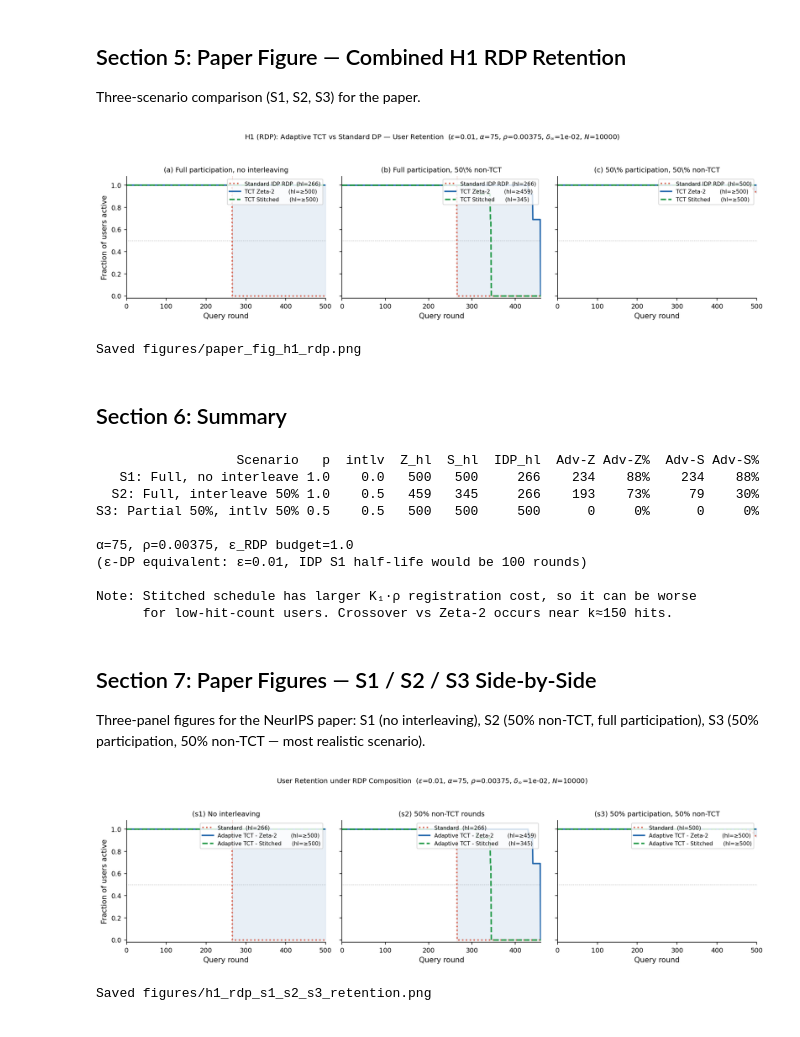
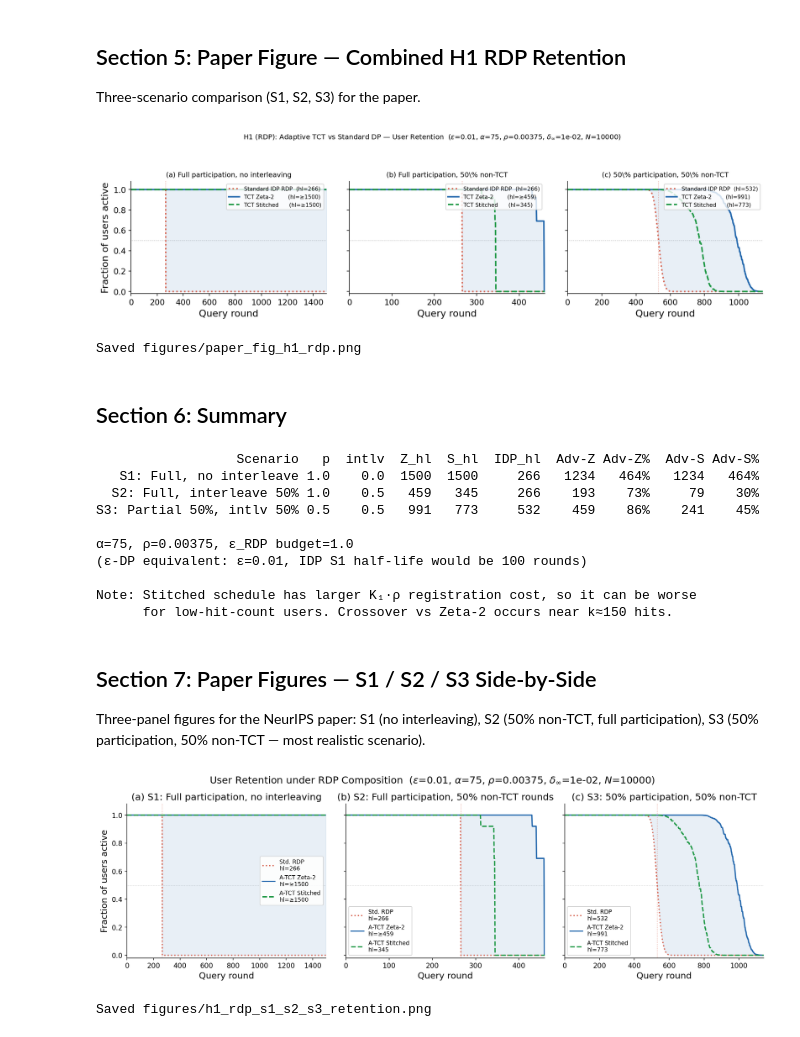
Before and after one commit to arcaulfield/adaptive-act, a Jupyter notebook: notebooks/11_h1_rdp.ipynb, the cells around one changed output. Saved outputs shown, nothing was run; the diff lists cells and outputs as text; code cells hidden in the pictures.

Commit message:
H1 graphs look nice

```diff
--- a/notebooks/11_h1_rdp.ipynb
+++ b/notebooks/11_h1_rdp.ipynb
@@ -33,12 +33,12 @@ from simulation.query import compute_round_conversions, laplace_threshold_query
 
 plt.rcParams.update({
     'figure.dpi': 150,
-    'font.size': 10,
-    'axes.labelsize': 10,
-    'axes.titlesize': 11,
-    'legend.fontsize': 8.5,
-    'xtick.labelsize': 9,
-    'ytick.labelsize': 9,
+    'font.size': 13,
+    'axes.labelsize': 13,
+    'axes.titlesize': 14,
+    'legend.fontsize': 11,
+    'xtick.labelsize': 11,
+    'ytick.labelsize': 11,
     'lines.linewidth': 2.0,
     'axes.spines.top': False,
     'axes.spines.right': False,
@@ -52,7 +52,7 @@ IDP_COLOR   = '#d6604d'    # Standard IDP
 EPSILON         = 0.01
 DELTA           = 1e-2      # δ∞ for both schedules
 N_USERS         = 10000
-N_ROUNDS        = 500
+N_ROUNDS        = 1500
 EPS_RDP_BUDGET  = 1.0       # per-user ε_RDP budget
 TARGET_HIT_RATE = 0.02
 ALPHA_POP       = 0.5
@@ -452,7 +452,7 @@ plt.savefig('../figures/paper_fig_h1_rdp.png', bbox_inches='tight', dpi=200)
 plt.show()
 print('Saved figures/paper_fig_h1_rdp.png')
 # %% [output]
-[figure, old version]
+[figure, new version]
 Saved figures/paper_fig_h1_rdp.png
 # %% [markdown]
 ## Section 6: Summary
@@ -479,9 +479,9 @@ print('Note: Stitched schedule has larger K₁·ρ registration cost, so it can
 print(f'      for low-hit-count users. Crossover vs Zeta-2 occurs near k≈150 hits.')
 # %% [output]
                   Scenario   p  intlv  Z_hl  S_hl  IDP_hl  Adv-Z Adv-Z%  Adv-S Adv-S%
-   S1: Full, no interleave 1.0    0.0   500   500     266    234    88%    234    88%
+   S1: Full, no interleave 1.0    0.0  1500  1500     266   1234   464%   1234   464%
   S2: Full, interleave 50% 1.0    0.5   459   345     266    193    73%     79    30%
-S3: Partial 50%, intlv 50% 0.5    0.5   500   500     500      0     0%      0     0%
+S3: Partial 50%, intlv 50% 0.5    0.5   991   773     532    459    86%    241    45%
 
 α=75, ρ=0.00375, ε_RDP budget=1.0
 (ε-DP equivalent: ε=0.01, IDP S1 half-life would be 100 rounds)
@@ -495,49 +495,57 @@ Three-panel figures for the NeurIPS paper: S1 (no interleaving), S2 (50% non-TCT
 full participation), S3 (50% participation, 50% non-TCT — most realistic scenario).
 # %%
 # ── Combined S1 / S2 / S3: User Retention ───────────────────────────────────
-fig, axes = plt.subplots(1, 3, figsize=(13, 3.8), sharey=True)
+fig, axes = plt.subplots(1, 3, figsize=(15, 4.8), sharey=True)
 
 panel_data = [
     (axes[0], tct1z_frac, tct1s_frac, idp1_frac, hl_tct1z, hl_tct1s, hl_idp1,
-     r'(s1) No interleaving'),
+     r'(a) S1: Full participation, no interleaving', 'center right'),
     (axes[1], tct2z_frac, tct2s_frac, idp2_frac, hl_tct2z, hl_tct2s, hl_idp2,
-     rf'(s2) {int(INTERLEAVE*100)}% non-TCT rounds'),
+     rf'(b) S2: Full participation, {int(INTERLEAVE*100)}% non-TCT rounds', 'lower left'),
     (axes[2], tct3z_frac, tct3s_frac, idp3_frac, hl_tct3z, hl_tct3s, hl_idp3,
-     rf'(s3) {int(P_PART*100)}% participation, {int(INTERLEAVE*100)}% non-TCT'),
+     rf'(c) S3: {int(P_PART*100)}% participation, {int(INTERLEAVE*100)}% non-TCT', 'lower left'),
 ]
 
-for ax, zf, sf, idpf, hl_z, hl_s, hl_i, panel_title in panel_data:
+for ax, zf, sf, idpf, hl_z, hl_s, hl_i, panel_title, leg_loc in panel_data:
     n    = max(len(zf), len(sf), len(idpf)) + 1
     rnds = list(range(n))
     za = pad(zf,   n); sa = pad(sf,   n); ia = pad(idpf, n)
 
     ax.plot(rnds, ia, color=IDP_COLOR,   lw=2.0, linestyle=':',
-            label=f'Standard  (hl={hl_i})')
+            label=f'Std. RDP\nhl={hl_i}')
     ax.plot(rnds, za, color=TCT_Z_COLOR, lw=2.0,
-            label=f'Adaptive TCT - Zeta-2        (hl={hl_label(hl_z, n)})')
+            label=f'A-TCT Zeta-2\nhl={hl_label(hl_z, n)}')
     ax.plot(rnds, sa, color=TCT_S_COLOR, lw=2.0, linestyle='--',
-            label=f'Adaptive TCT - Stitched      (hl={hl_label(hl_s, n)})')
+            label=f'A-TCT Stitched\nhl={hl_label(hl_s, n)}')
     ax.fill_between(rnds, ia, za, alpha=0.10, color=TCT_Z_COLOR)
     ax.axhline(0.5, color='#aaa', lw=0.75, linestyle=':', zorder=0)
     if hl_i < n - 2:
         ax.axvline(hl_i, color=IDP_COLOR, lw=0.9, linestyle=':', alpha=0.6)
-    ax.set_xlabel('Query round')
-    ax.set_title(panel_title, fontsize=9.5)
+    ax.set_xlabel('Query round', fontsize=14)
+    ax.set_title(panel_title, fontsize=15)
     ax.set_xlim(0, n - 1); ax.set_ylim(-0.02, 1.08)
-    ax.legend(loc='upper right', fontsize=7.5)
+    ax.legend(
+        loc=leg_loc,
+        fontsize=9,
+        frameon=True,
+        framealpha=0.88,
+        borderpad=0.45,
+        labelspacing=0.55,
+        handlelength=2.2
+    )
 
-axes[0].set_ylabel('Fraction of users active')
+axes[0].set_ylabel('Fraction of users active', fontsize=14)
 
 fig.suptitle(
     rf'User Retention under RDP Composition'
     rf'  ($\varepsilon$={EPSILON}, $\alpha$={ALPHA_RDP:.0f}, $\rho$={rho:.5f},'
     rf' $\delta_\infty$={DELTA:.0e}, $N$={N_USERS})',
-    fontsize=9.5,
 )
-plt.tight_layout(rect=[0, 0, 1, 0.93])
+plt.tight_layout()
+fig.subplots_adjust(top=0.85)
 plt.savefig('../figures/h1_rdp_s1_s2_s3_retention.png', bbox_inches='tight', dpi=200)
 plt.show()
 print('Saved figures/h1_rdp_s1_s2_s3_retention.png')
 # %% [output]
-[figure, old version]
+[figure, new version]
 Saved figures/h1_rdp_s1_s2_s3_retention.png
```
Also changed, not shown: parts of 6 cells of this notebook.
